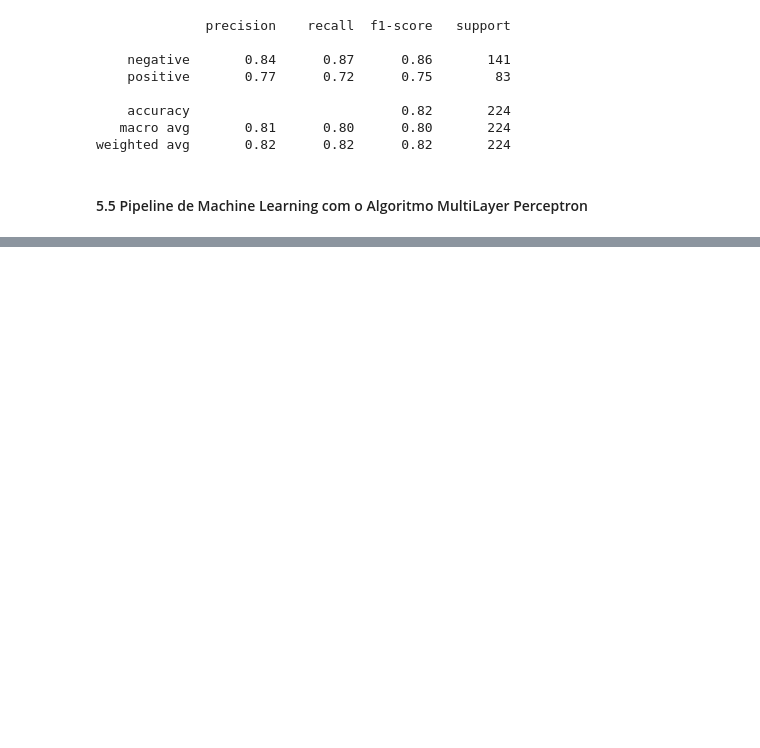
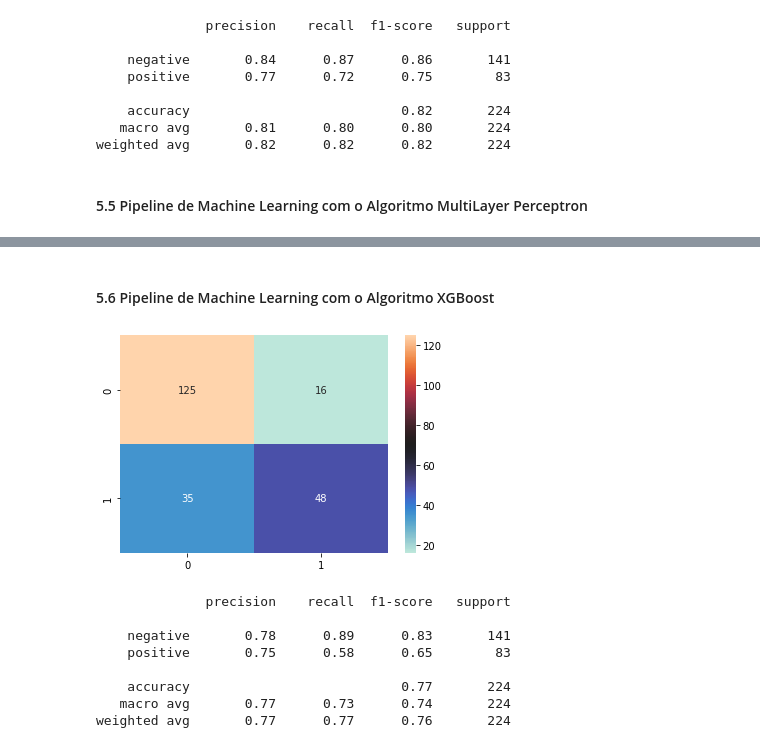
Before and after one commit to macedoti13/Election-Tweets-Sentiment-Analysis, a Jupyter notebook: final.ipynb, the cells around one changed output, grey strips where cells are left out. Cells and saved outputs as stored; diff of their text form; code cells hidden in the pictures; blank space fills up the shorter version.

Commit message:
trained model

```diff
--- a/final.ipynb
+++ b/final.ipynb
@@ -275,0 +277,21 @@ weighted avg       0.84      0.84      0.84       224
+# %% [markdown]
+#### 5.6 Pipeline de Machine Learning com o Algoritmo XGBoost
+# %%
+pipeline_xgb = Pipeline([
+    ('tfidf', TfidfVectorizer(tokenizer=tokenize)),
+    ('xgb', XGBClassifier())
+])
+
+pipeline_xgb.fit(X_train, y_train)
+y_pred = pipeline_xgb.predict(X_test)
+plot_results(y_test, y_pred)
+# %% [output]
+[figure, added]
+              precision    recall  f1-score   support
+
+    negative       0.78      0.89      0.83       141
+    positive       0.75      0.58      0.65        83
+
+    accuracy                           0.77       224
+   macro avg       0.77      0.73      0.74       224
+weighted avg       0.77      0.77      0.76       224
```
Also changed, not shown: parts of 13 cells of this notebook, 3 other files.
